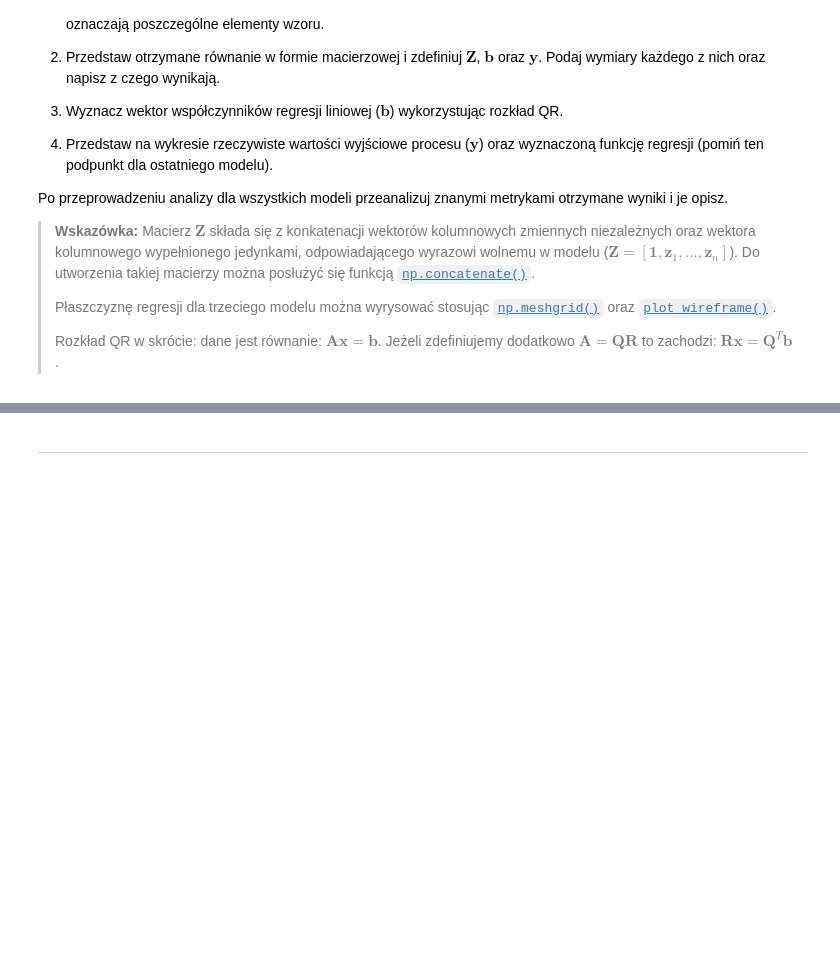
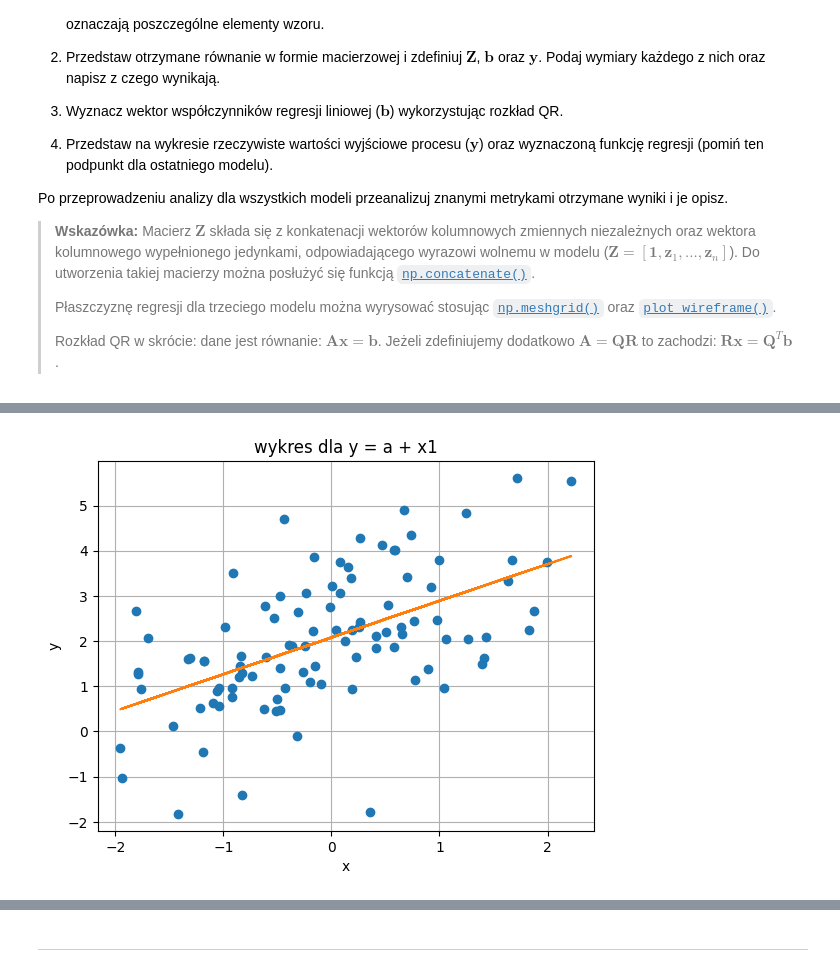
Before and after one commit to MN-KJ-2025/lab-5-r-wnania-m-x-n-PiotrGalazka, a Jupyter notebook: sprawozdanie.ipynb, the cells around one changed output, grey strips where cells are left out. Cells and saved outputs as stored; diff of their text form; code cells hidden in the pictures; blank space fills up the shorter version.

```diff
--- a/sprawozdanie.ipynb
+++ b/sprawozdanie.ipynb
@@ -309,0 +432,80 @@ Po przeprowadzeniu analizy dla wszystkich modeli przeanalizuj znanymi metrykami
+# %%
+# ===== Twoja implementacja tutaj =====
+
+# podpunkt 1
+x1 = np.random.normal(0,1,size = (100,1))
+x2 = np.random.normal(0,1,size = (100,1))
+e = np.random.normal(0,1,size = (100,1))
+
+y = 2 +x1 - 0.5*x2 + e
+
+# podpunkt 2
+ones = np.ones([100,1])
+
+# model 1
+Z1 = np.concatenate((ones,x1), axis = 1)
+Q1, R1 = np.linalg.qr(Z1)
+b1 = sp.linalg.solve_triangular(R1,Q1.T@y)
+
+y1 = b1[0]+b1[1]*x1
+
+norm1 = main.residual_norm(Z1,b1,y)
+print(f'norma = {norm1}')
+
+plt.plot(x1,y, 'o')
+plt.plot(x1,y1)
+plt.xlabel('x')
+plt.ylabel('y')
+plt.title("wykres dla y = a + x1")
+plt.grid()
+plt.show()
+
+# model 2
+Z2 = np.concatenate((ones,x2), axis = 1)
+Q2, R2 = np.linalg.qr(Z2)
+b2 = sp.linalg.solve_triangular(R2,Q2.T@y)
+
+y2 = b2[0]+b2[1]*x2
+
+norm2 = main.residual_norm(Z2,b2,y)
+print(f'norma = {norm2}')
+
+plt.plot(x2,y, 'o')
+plt.plot(x2,y2)
+plt.xlabel('x')
+plt.ylabel('y')
+plt.title("wykres dla y = a + x2")
+plt.grid()
+plt.show()
+
+# model 3
+Z3 = np.concatenate((ones,x1,x2), axis = 1)
+Q3, R3 = np.linalg.qr(Z3)
+b3 = sp.linalg.solve_triangular(R3,Q3.T@y)
+
+x1_range = np.linspace(x1.min(), x1.max(), 30)
+x2_range = np.linspace(x2.min(), x2.max(), 30)
+x1m, x2m = np.meshgrid(x1_range, x2_range)
+
+y3 = b3[0]+b3[1]*x1m+b3[2]*x2m
+
+norm3 = main.residual_norm(Z3,b3,y)
+print(f'norma = {norm3}')
+
+fig, ax = plt.subplots(subplot_kw={"projection": "3d"})
+
+ax.plot(x2, x1, y,"ro")
+ax.plot_wireframe(x2m,x1m,y3, rstride=5, cstride=5)
+
+ax.set_xlabel('x2')
+ax.set_ylabel('x1')
+ax.set_zlabel('y')
+plt.title("wykres dla y = a + x1 +x2")
+plt.grid()
+plt.show()
+
+# model 4
+Z4 = np.concatenate((ones,x1,x2,x1*x2), axis = 1)
+Q4, R4 = np.linalg.qr(Z4)
+b4 = sp.linalg.solve_triangular(R4,Q4.T@y)
+# %% [output]
@@ -309,0 +513 @@ Po przeprowadzeniu analizy dla wszystkich modeli przeanalizuj znanymi metrykami
+[figure, added]
```
Also changed, not shown: parts of 10 cells of this notebook, 1 other file.
